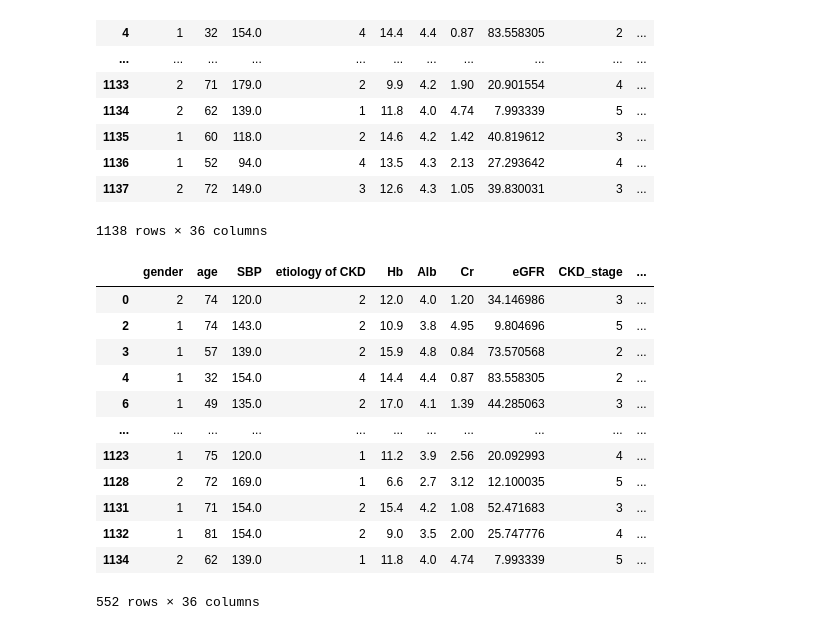
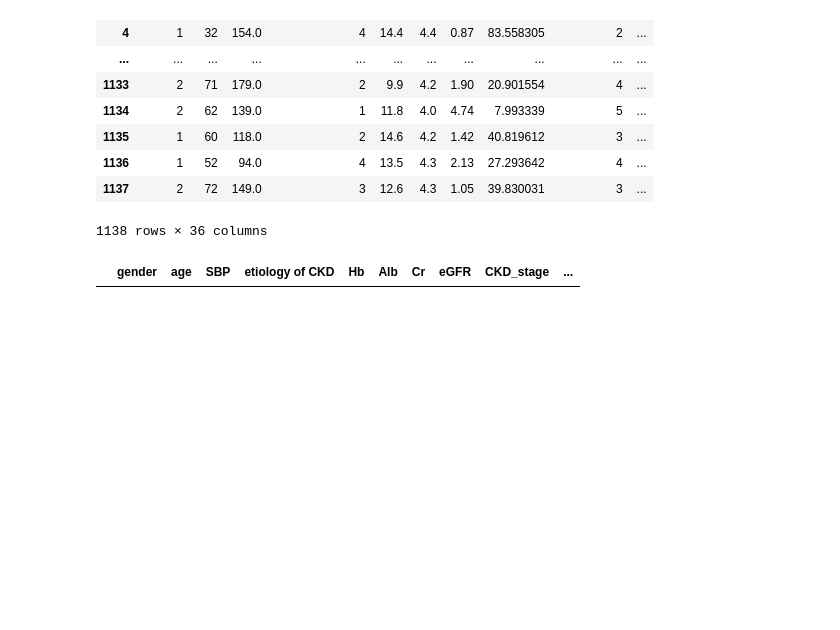
Before and after one commit to TheRidgeSpamss/CKD-ML, a Jupyter notebook: ckd_regression_classification.ipynb, the cells around one changed output. Cells and saved outputs as stored; diff of their text form; code cells hidden in the pictures; blank space fills up the shorter version.

```diff
--- a/ckd_regression_classification.ipynb
+++ b/ckd_regression_classification.ipynb
@@ -34,26 +35,30 @@ ckd_df
 1138 rows × 36 columns
 # %%
 #filtering
+def ckd_stage_clf(eGFR):
+    if eGFR >= 90:
+        return 1 #there is actually no stage 1 data
+    elif eGFR >= 60:
+        return 2
+    elif eGFR >= 45:
+        return 3 #3a
+    elif eGFR >= 30:
+        return 4 #3b
+    elif eGFR >= 15:
+        return 5
+    else:
+        return 6
+
 
 ckd_df.dropna(inplace=True)
 eGFR_final_mean = ckd_df["eGFR(last visit)"].mean()
 eGFR_final_std = ckd_df["eGFR(last visit)"].std()
-filtered_ckd_df = ckd_df[(ckd_df["eGFR(last visit)"] < (eGFR_final_mean + 3*eGFR_final_std)) & (ckd_df["eGFR(last visit)"] < (.95 * ckd_df["eGFR"]))]
+filtered_ckd_df = ckd_df[(ckd_df["eGFR(last visit)"] < (eGFR_final_mean + 4*eGFR_final_std)) & (ckd_df["eGFR(last visit)"] < (.95 * ckd_df["eGFR"]))]
 # filtered_ckd_df = ckd_df[(ckd_df["CKD progression"] == 1)]
-filtered_ckd_df
+filtered_ckd_df.loc[:, "CKD_stage"] = filtered_ckd_df.loc[:, "eGFR"].apply(ckd_stage_clf)
+
+filtered_ckd_df[filtered_ckd_df["CKD_stage"] == 1]
 # %% [output]
 |  | gender | age | SBP | etiology of CKD | Hb | Alb | Cr | eGFR | CKD_stage | ... |
-| 0 | 2 | 74 | 120.0 | 2 | 12.0 | 4.0 | 1.20 | 34.146986 | 3 | ... |
-| 2 | 1 | 74 | 143.0 | 2 | 10.9 | 3.8 | 4.95 | 9.804696 | 5 | ... |
-| 3 | 1 | 57 | 139.0 | 2 | 15.9 | 4.8 | 0.84 | 73.570568 | 2 | ... |
-| 4 | 1 | 32 | 154.0 | 4 | 14.4 | 4.4 | 0.87 | 83.558305 | 2 | ... |
-| 6 | 1 | 49 | 135.0 | 2 | 17.0 | 4.1 | 1.39 | 44.285063 | 3 | ... |
-| ... | ... | ... | ... | ... | ... | ... | ... | ... | ... | ... |
-| 1123 | 1 | 75 | 120.0 | 1 | 11.2 | 3.9 | 2.56 | 20.092993 | 4 | ... |
-| 1128 | 2 | 72 | 169.0 | 1 | 6.6 | 2.7 | 3.12 | 12.100035 | 5 | ... |
-| 1131 | 1 | 71 | 154.0 | 2 | 15.4 | 4.2 | 1.08 | 52.471683 | 3 | ... |
-| 1132 | 1 | 81 | 154.0 | 2 | 9.0 | 3.5 | 2.00 | 25.747776 | 4 | ... |
-| 1134 | 2 | 62 | 139.0 | 1 | 11.8 | 4.0 | 4.74 | 7.993339 | 5 | ... |
-552 rows × 36 columns
 # %%
 #linear regression with xgboosting
```
Also changed, not shown: parts of 3 cells of this notebook.
